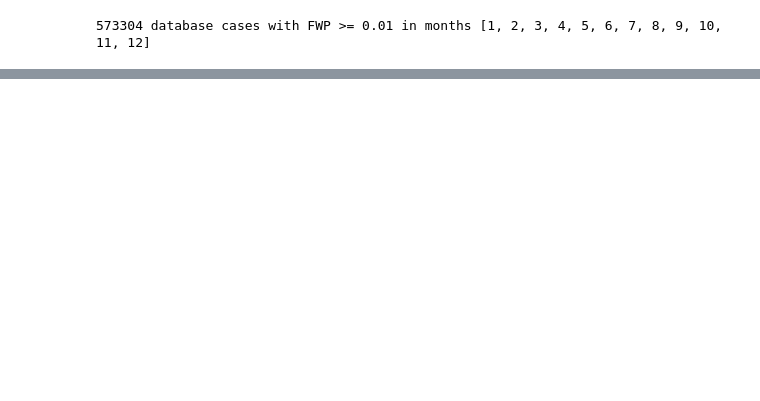
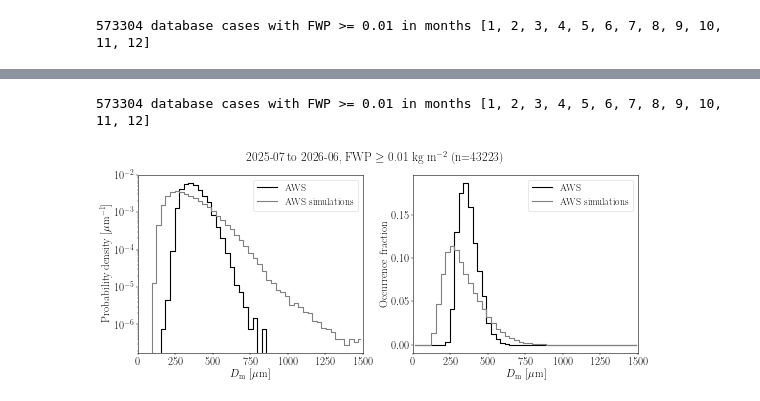
Before and after one commit to elliemay481/AWS_Arctic, a Jupyter notebook: notebooks/earthcare_aws_histo.ipynb, the cells around one changed output, grey strips where cells are left out. Cells and saved outputs as stored; diff of their text form; code cells hidden in the pictures; blank space fills up the shorter version.

```diff
--- a/notebooks/earthcare_aws_histo.ipynb
+++ b/notebooks/earthcare_aws_histo.ipynb
@@ -409,0 +414,64 @@ True
+# %%
+# ------------------------------------------------------------
+# Dm: statistics from compute_aws_earthcare_zm_stats.py (AWS only)
+# ------------------------------------------------------------
+with open(f"../data/aws_earthcare_zm_histograms_{date_str}_v3.pkl", "rb") as f:
+    h_dm = pickle.load(f)["dm"]
+
+dm_label = r"$D_{\mathrm{m}}$"
+min_wp_dm = h_dm["config"]["min_wp"]   # AWS FWP cut used for the collocations
+
+# bins in micrometres for plotting
+dm_bins_um = h_dm["bins"] / 1e-6
+dm_bin_widths_um = np.diff(dm_bins_um)
+dm_bin_centres_um = 0.5 * (dm_bins_um[:-1] + dm_bins_um[1:])
+
+dm_aws_counts = h_dm["aws_counts"]
+dm_aws_n = h_dm["aws_n"]
+
+# database Dm, same months and same minimum FWP as the collocations
+DB_DM_VAR = "Fwp_Dm"   # name of Dm in the training database, in m
+if DB_DM_VAR in ds_training:
+    db_fwp = ds_training["Fwp"].values
+    db_keep = keep & (db_fwp >= min_wp_dm)
+    db_dm_um = ds_training[DB_DM_VAR].values[db_keep] / 1e-6
+    db_dm_um = db_dm_um[np.isfinite(db_dm_um)]
+    dm_database_counts, _ = np.histogram(db_dm_um, bins=dm_bins_um)
+    print(f"{db_dm_um.size} database cases with FWP >= {min_wp_dm} in months {months}")
+else:
+    dm_database_counts = None
+    print(f"no variable {DB_DM_VAR} in the training database, leaving it out of the Dm plots")
+
+# densities per micrometre, and occurrence fractions that sum to 1 over all bins
+fig, (ax_pdf, ax_of) = plt.subplots(1, 2, figsize=(14, 6))
+
+ax_pdf.step(dm_bin_centres_um, dm_aws_counts / (dm_aws_n * dm_bin_widths_um),
+            where="mid", lw=2, color="black", label="AWS")
+ax_of.step(dm_bin_centres_um, dm_aws_counts / dm_aws_n,
+           where="mid", lw=2, color="black", label="AWS")
+
+if dm_database_counts is not None:
+    db_n = dm_database_counts.sum()
+    ax_pdf.step(dm_bin_centres_um, dm_database_counts / (db_n * dm_bin_widths_um),
+                where="mid", lw=2, color="grey", label="AWS simulations")
+    ax_of.step(dm_bin_centres_um, dm_database_counts / db_n,
+               where="mid", lw=2, color="grey", label="AWS simulations")
+
+ax_pdf.set_yscale("log")
+ax_pdf.set_ylabel(r"Probability density [$\mu$m$^{-1}$]")
+ax_of.set_ylabel("Occurrence fraction")
+
+for ax in (ax_pdf, ax_of):
+    ax.set_xlim(dm_bins_um[0], dm_bins_um[-1])
+    ax.set_xlabel(f"{dm_label} [$\\mu$m]")
+    ax.legend()
+
+period_label = date_str.replace("_to_", " to ").replace("_", ", ")
+fig.suptitle(f"{period_label}, FWP $\\geq$ {min_wp_dm} kg m$^{{-2}}$ (n={dm_aws_n})", fontsize=22)
+
+fig.tight_layout()
+plt.savefig(f"../figures/collocation_statistics/aws_dm_distributions_{date_str}.png",
+            facecolor="white", bbox_inches="tight", dpi=200)
+# %% [output]
+573304 database cases with FWP >= 0.01 in months [1, 2, 3, 4, 5, 6, 7, 8, 9, 10, 11, 12]
+[figure, added]
```
Also changed, not shown: parts of 8 cells of this notebook, 10 other files.
